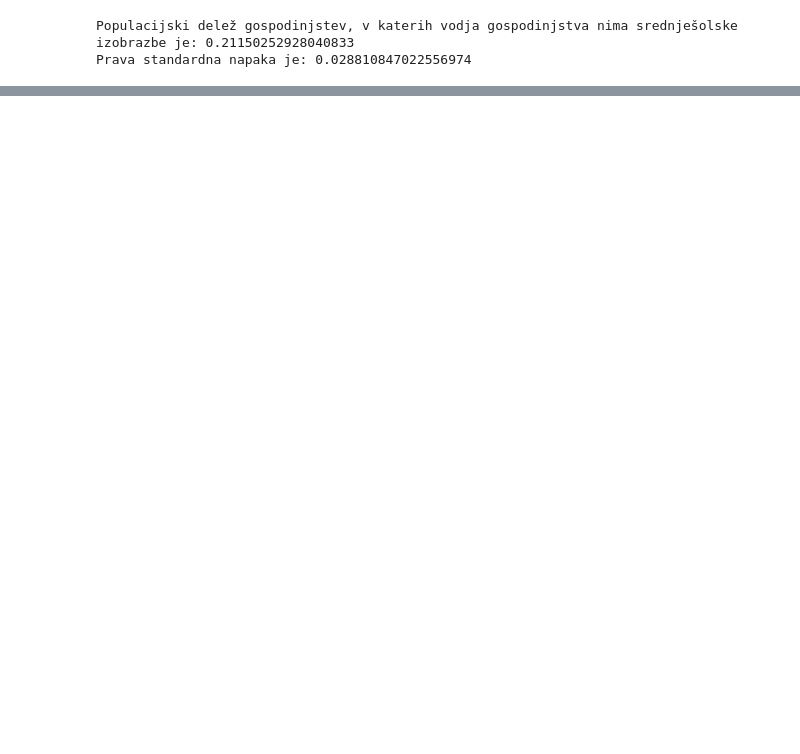
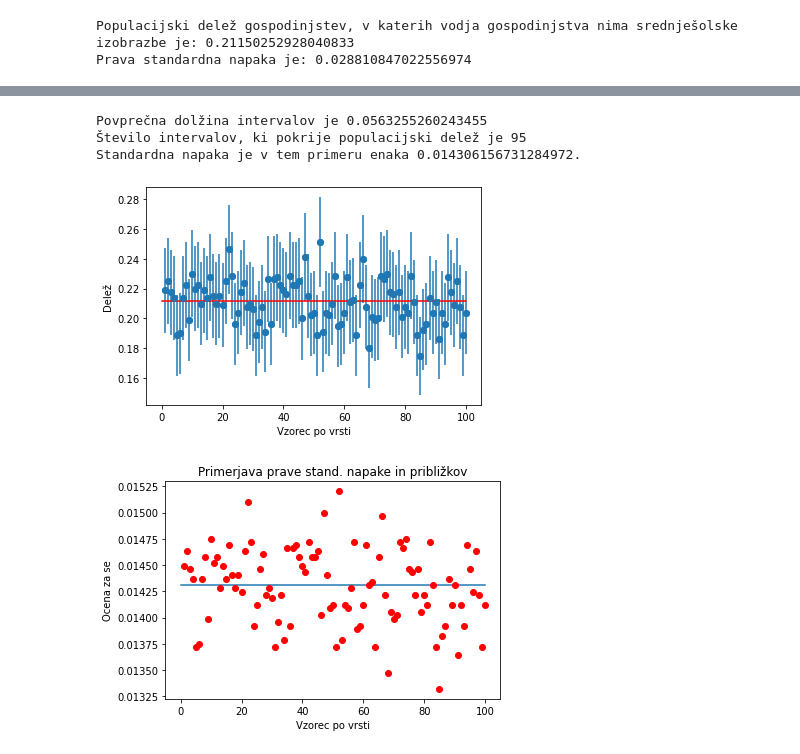
Before and after one commit to ziga123/Seminarska-iz-statistike, a Jupyter notebook: 14_sem_nal_Žiga_Gladek/Kibergrad.ipynb, the cells around one changed output, grey strips where cells are left out. Drawn from its saved outputs; the diff is of its cells as text; code cells hidden in the pictures; blank space fills up the shorter version.

```diff
--- a/14_sem_nal_Žiga_Gladek/Kibergrad.ipynb
+++ b/14_sem_nal_Žiga_Gladek/Kibergrad.ipynb
@@ -88,19 +91,0 @@ Poglejmo še standardno napako pri vzorcu velikosti 200. Ta je enaka 0.002032610
-# %%
-# točki e in d še za 100 vzorcev velikosti 800
-stevec2 = 0
-odkloni_list2 = []
-for x in range(100):
-    vzorec = pd.DataFrame(kiber.sample(n = 800))
-    p_bar = len(vzorec[vzorec.IZOBRAZBA <= 38]) / 800
-    se_bar = ((p_bar * (1 - p_bar) / 800) * (N - 800) / (N - 1)) ** 0.5
-    c = se_bar * 1.98 # morda lahko vzamem tudi 1.97 vendar je razlika zanemarljiva
-    if p >= p_bar - c and p <= p_bar + c:
-        stevec2 = stevec2 + 1
-
-    odkloni_list.append((p_bar * (1 - p_bar)) ** 0.5) # odklone izračunamo in za dan vzorec in ne ocenjujemo pravega
-
-print('Število intervalov, ki pokrije populacijski delež je '+ str(stevec2))
-
-odkloni2 = pd.DataFrame(odkloni_list2, columns=['Odkloni'], dtype=float)
-print('Poglejmo še standardno napako pri vzorcu velikosti 200. Ta je enaka ' + str( ((N-800) / ((N-1)*800)) ** 0.5 * se))
-odkloni
@@ -122,0 +92,56 @@ Poglejmo še standardno napako pri vzorcu velikosti 200. Ta je enaka 0.014306156
+# %%
+# točki e in d še za 100 vzorcev velikosti 800
+stevec2 = 0
+a2 = [] # x os
+b1_2 = [] # ocene za delež
+er2 = [] # polovica širine intervala zaupanja
+b2_2 = [] # ocene za stand. napako
+
+
+dolzina_int = 0
+se2 = (((p * (1 - p)) / 800) * (N - 800) / (N-1)) ** 0.5
+for x in range(100):
+    vzorec = pd.DataFrame(kiber.sample(n = 800))
+    p_bar = len(vzorec[vzorec.IZOBRAZBA <= 38]) / 800
+    se_bar = ((p_bar * (1 - p_bar) / 799) * (N - 800) / N) ** 0.5
+    c = se_bar * 1.97 # verjetno lahko vzamemo 1.97 ali 1.98 (zanemarljiva razlika)
+    if p >= p_bar - c and p <= p_bar + c:
+        stevec2 = stevec2 + 1
+
+    dolzina_int = dolzina_int + 2*c
+    a2.append(x + 1)
+    b1_2.append(p_bar)
+    er2.append(c)
+    b2_2.append(se_bar)
+
+dolzina_int = dolzina_int / 100
+print('Povprečna dolžina intervalov je ' + str(dolzina_int))
+print('Število intervalov, ki pokrije populacijski delež je '+ str(stevec2))
+print('Standardna napaka je v tem primeru enaka ' + str(se2) + '.')
+plt.scatter(a2,b1_2)
+
+t = np.linspace(0,100,1000)
+P1 = []
+P2 = []
+for x in range(len(t)):
+    P1.append(p)
+    P2.append(se2)
+
+plt.xlabel('Vzorec po vrsti')
+plt.ylabel('Delež')
+plt.errorbar(a2, b1_2, yerr=er2, fmt="o")
+plt.plot(t, P1, 'r')
+plt.show()
+
+plt.title('Primerjava prave stand. napake in približkov')
+plt.xlabel('Vzorec po vrsti')
+plt.ylabel('Ocena za se')
+plt.plot(t, P2)
+plt.plot(a2, b2_2, 'ro')
+plt.show()
+# %% [output]
+Povprečna dolžina intervalov je 0.0563255260243455
+Število intervalov, ki pokrije populacijski delež je 95
+Standardna napaka je v tem primeru enaka 0.014306156731284972.
+[figure, added]
+[figure, added]
```
Also changed, not shown: parts of 5 cells of this notebook, 10 other files.
